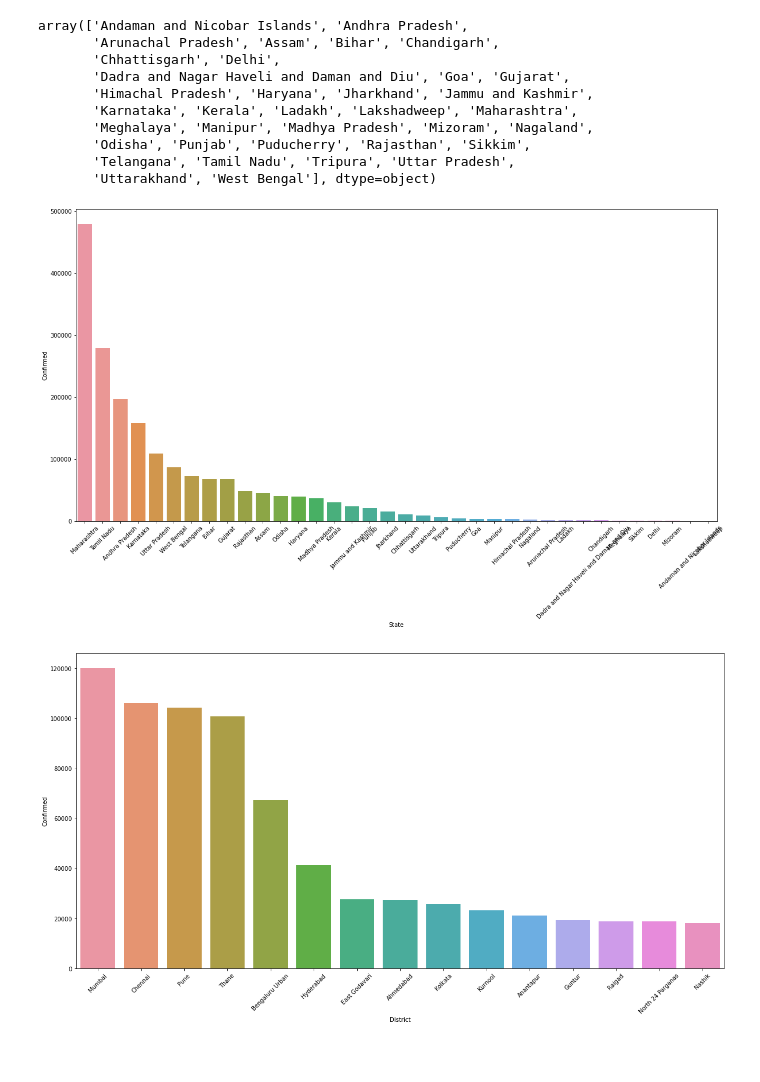
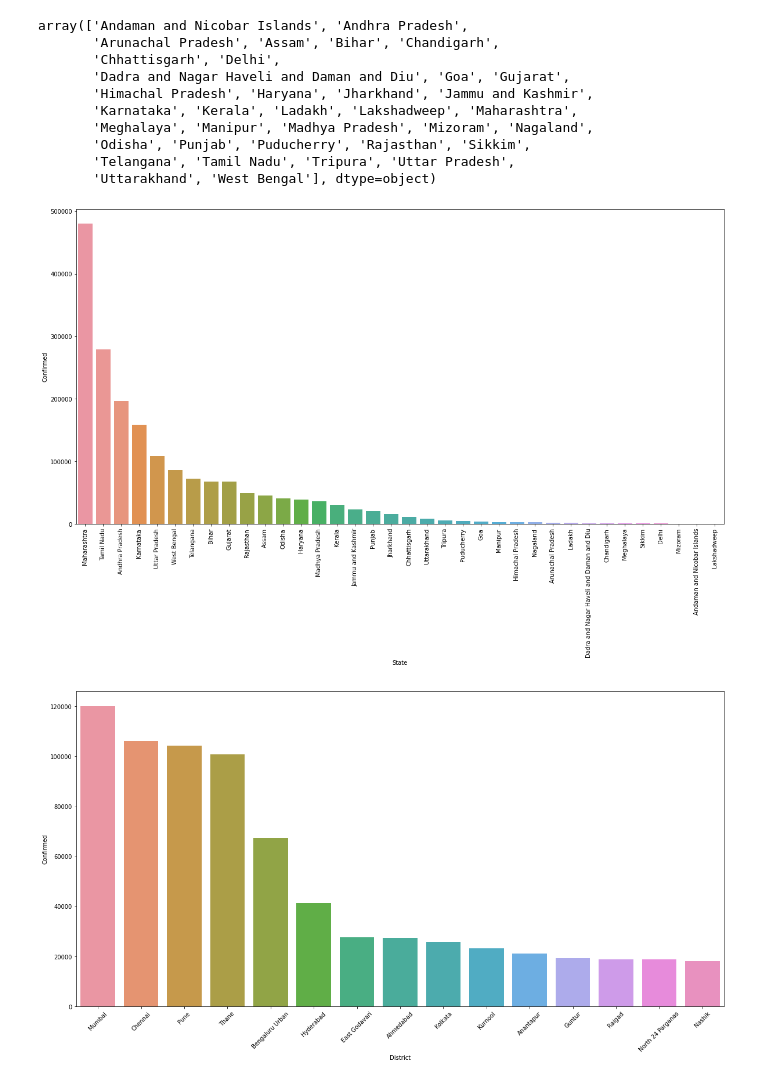
Before and after one commit to acchu99/covid-19-data-mining, a Jupyter notebook: COVID_19_Data_Mining.ipynb, the cells around one changed output. Drawn from its saved outputs; the diff is of its cells as text; code cells hidden in the pictures; blank space fills up the shorter version.

```diff
--- a/COVID_19_Data_Mining.ipynb
+++ b/COVID_19_Data_Mining.ipynb
@@ -146,12 +146,12 @@ array(['Andaman and Nicobar Islands', 'Andhra Pradesh',
 # %%
 plt.figure(figsize=(20,10))
 stateforbar=districtlevel.groupby('State').sum().sort_values('Confirmed',ascending=False)
 stateforbar.reset_index(inplace=True)
 sns.barplot(x='State',y='Confirmed',data=stateforbar)
-plt.xticks(rotation=45)
+plt.xticks(rotation=90)
 plt.show()
 # %% [output]
-[figure, old version]
+[figure, new version]
 # %%
 plt.figure(figsize=(20,10))
 districtforbar=districtlevel.groupby('District').sum().sort_values('Confirmed',ascending=False)
```
